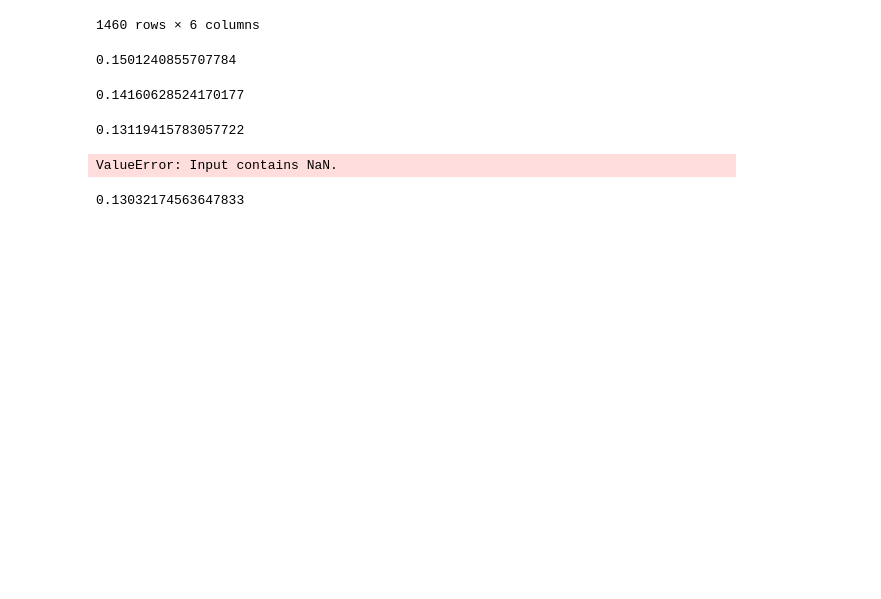
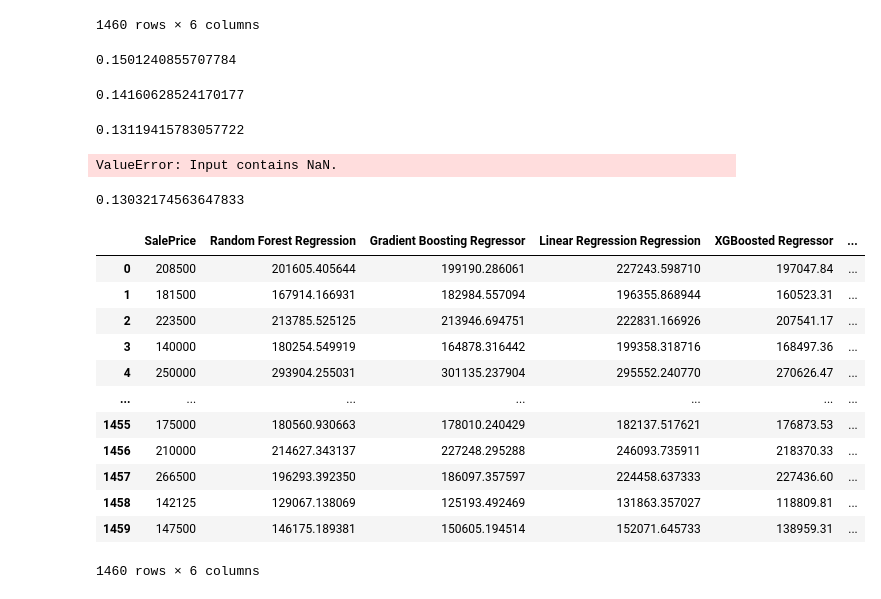
Before and after one commit to yummypugs/Data-Analytics-in-Business, a Jupyter notebook: 4.0.0 All graphs stacked.ipynb, the cells around one changed output. Cells and saved outputs as stored; diff of their text form; code cells hidden in the pictures; blank space fills up the shorter version.

```diff
--- a/4.0.0 All graphs stacked.ipynb
+++ b/4.0.0 All graphs stacked.ipynb
@@ -276,3 +276,20 @@ rmsavg = np.sqrt(mean_squared_error(y.loc[:,"SalePrice"], y.loc[:,"Avg."]))
 print(rmsavg)
 # %% [output]
 0.13032174563647833
+# %%
+prices = prices.rename(columns={"RF":"Random Forest Regression", "GBR":"Gradient Boosting Regressor", "OLS":"Linear Regression Regression", "XGB":"XGBoosted Regressor"})
+prices
+# %% [output]
+|  | SalePrice | Random Forest Regression | Gradient Boosting Regressor | Linear Regression Regression | XGBoosted Regressor | ... |
+| 0 | 208500 | 201605.405644 | 199190.286061 | 227243.598710 | 197047.84 | ... |
+| 1 | 181500 | 167914.166931 | 182984.557094 | 196355.868944 | 160523.31 | ... |
+| 2 | 223500 | 213785.525125 | 213946.694751 | 222831.166926 | 207541.17 | ... |
+| 3 | 140000 | 180254.549919 | 164878.316442 | 199358.318716 | 168497.36 | ... |
+| 4 | 250000 | 293904.255031 | 301135.237904 | 295552.240770 | 270626.47 | ... |
+| ... | ... | ... | ... | ... | ... | ... |
+| 1455 | 175000 | 180560.930663 | 178010.240429 | 182137.517621 | 176873.53 | ... |
+| 1456 | 210000 | 214627.343137 | 227248.295288 | 246093.735911 | 218370.33 | ... |
+| 1457 | 266500 | 196293.392350 | 186097.357597 | 224458.637333 | 227436.60 | ... |
+| 1458 | 142125 | 129067.138069 | 125193.492469 | 131863.357027 | 118809.81 | ... |
+| 1459 | 147500 | 146175.189381 | 150605.194514 | 152071.645733 | 138959.31 | ... |
+1460 rows × 6 columns
```
Also changed, not shown: 2 other files.
